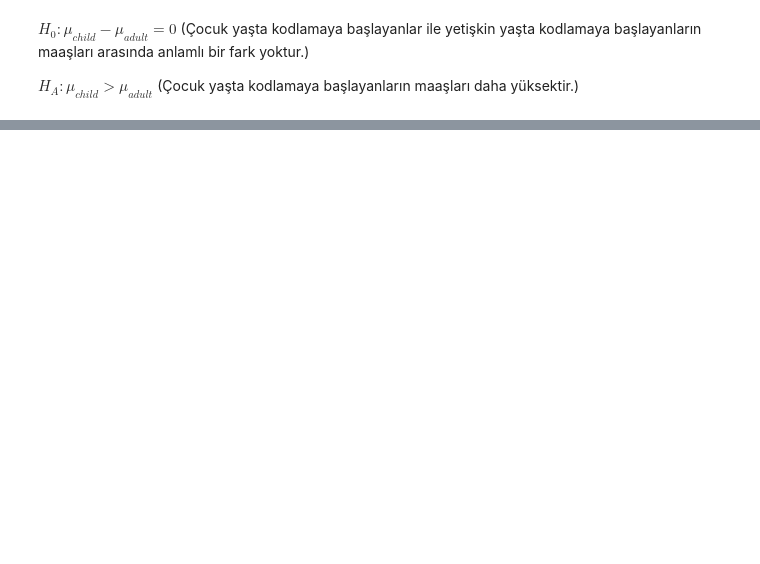
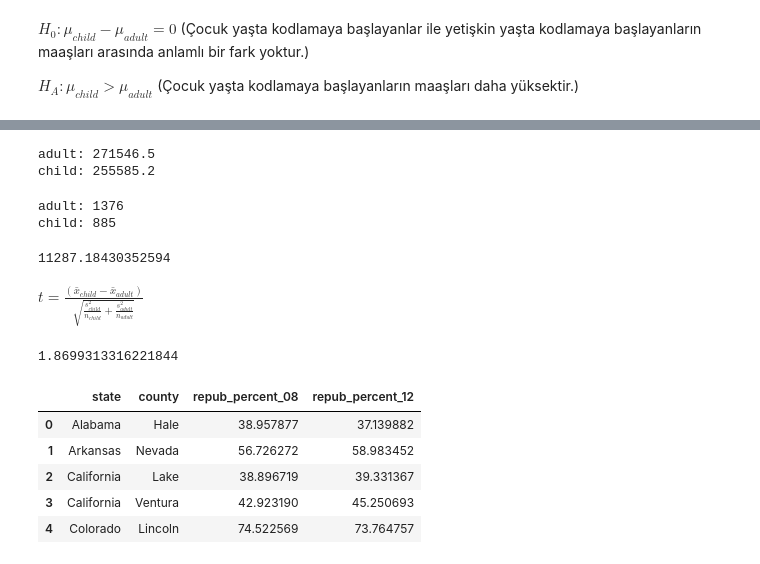
Before and after one commit to Muhammetcansimsek/data_mining, a Jupyter notebook: 11-Hafta-Alistirma.ipynb, the cells around one changed output, grey strips where cells are left out. Saved outputs shown, nothing was run; the diff lists cells and outputs as text; code cells hidden in the pictures; blank space fills up the shorter version.

```diff
--- a/11-Hafta-Alistirma.ipynb
+++ b/11-Hafta-Alistirma.ipynb
@@ -195,0 +130,40 @@ plt.show()
+# %%
+s = df_stck.groupby('age_first_code_cut')['converted_comp'].std()
+
+print(f"{s.index[0]}: {s.iloc[0]:.1f}")
+print(f"{s.index[1]}: {s.iloc[1]:.1f}")
+# %% [output]
+adult: 271546.5
+child: 255585.2
+# %%
+n = df_stck.groupby('age_first_code_cut')['converted_comp'].count()
+
+print(f"{n.index[0]}: {n.iloc[0]}")
+print(f"{n.index[1]}: {n.iloc[1]}")
+# %% [output]
+adult: 1376
+child: 885
+# %%
+payda = np.sqrt(s.iloc[1]**2 / n.iloc[1] + s.iloc[0]**2 / n.iloc[0])
+payda
+# %% [output]
+11287.18430352594
+# %% [markdown]
+$t = \frac{(\bar{x}_{child} - \bar{x}_{adult})}{\sqrt{\frac{s^2_{child}}{n_{child}} + \frac{s^2_{adult}}{n_{adult}}}}$
+# %%
+t = pay / payda
+t
+# %% [output]
+1.8699313316221844
+# %%
+import pandas as pd
+
+df_election = pd.read_feather("resources/repub_votes_potus_08_12.feather")
+df_election.head()
+# %% [output]
+|  | state | county | repub_percent_08 | repub_percent_12 |
+| 0 | Alabama | Hale | 38.957877 | 37.139882 |
+| 1 | Arkansas | Nevada | 56.726272 | 58.983452 |
+| 2 | California | Lake | 38.896719 | 39.331367 |
+| 3 | California | Ventura | 42.923190 | 45.250693 |
+| 4 | Colorado | Lincoln | 74.522569 | 73.764757 |
```
Also changed, not shown: parts of 18 cells of this notebook, 1 other file.
